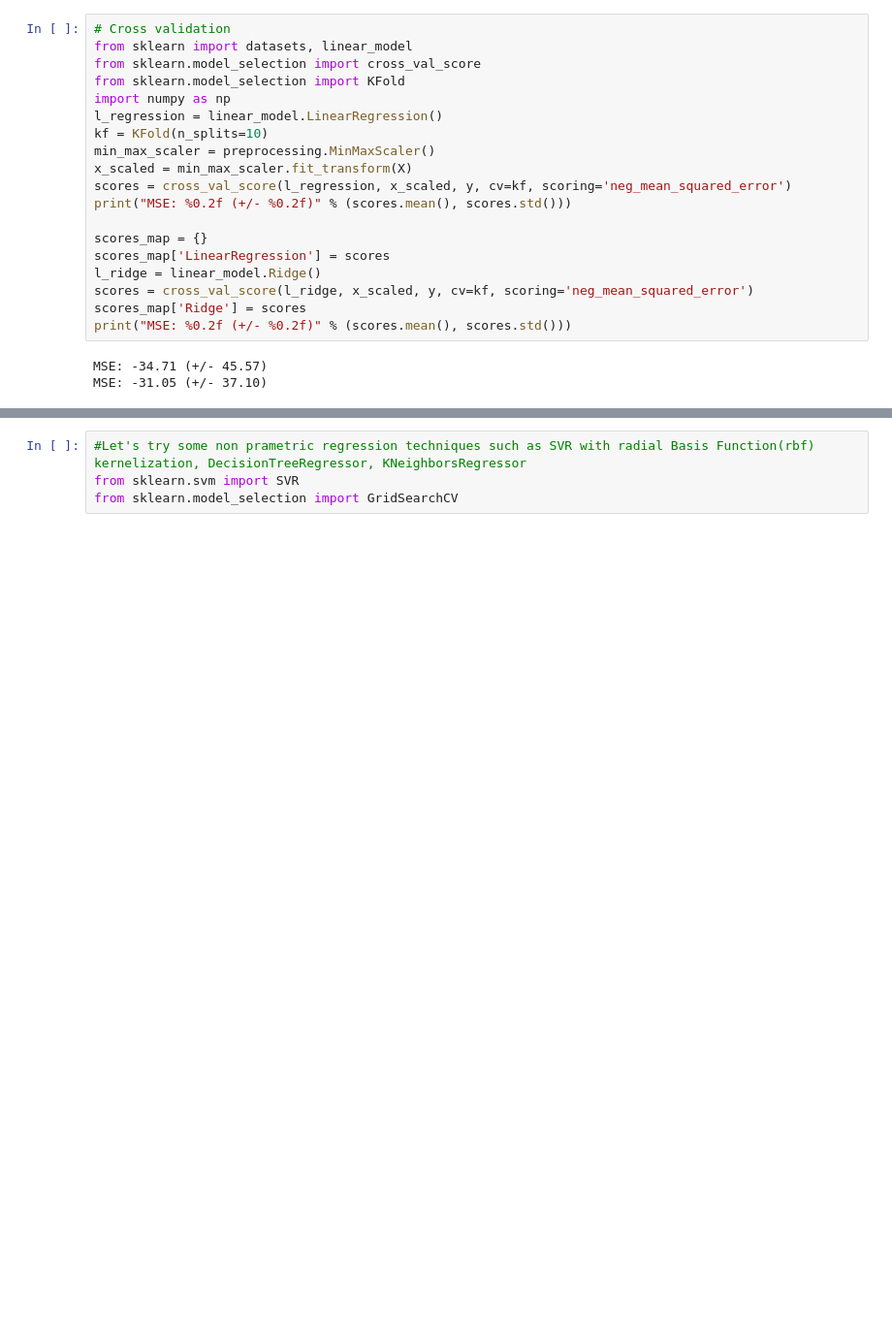
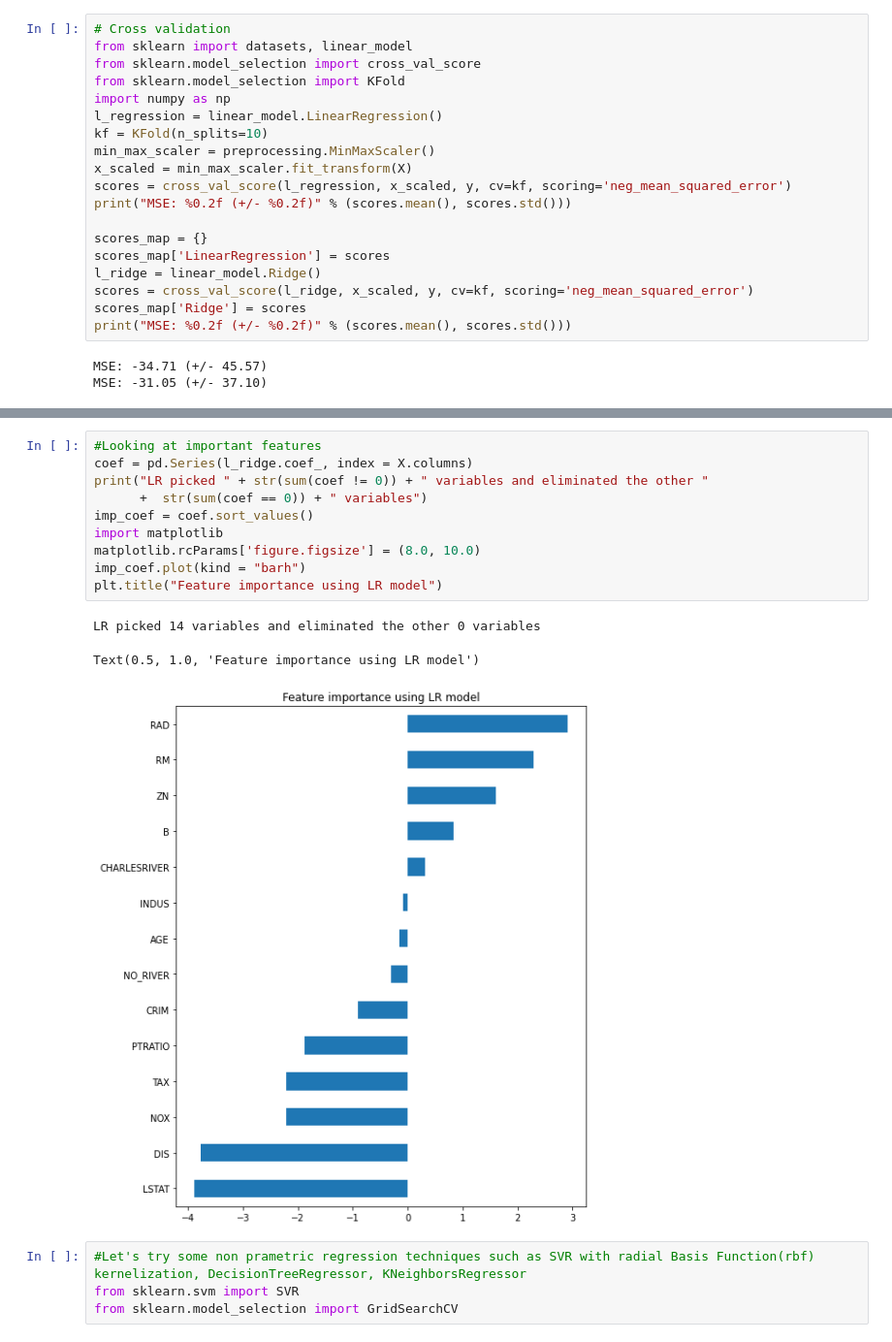
Before and after one commit to pzogcoder/Capstone-2, a Jupyter notebook: Capstone 2 final.ipynb, the cells around one changed output, grey strips where cells are left out. Shown at 97% size. Cells and saved outputs as stored; diff of their text form; blank space fills up the shorter version.

```diff
--- a/Capstone 2 final.ipynb
+++ b/Capstone 2 final.ipynb
@@ -448,3 +470,17 @@ Text(0.5, 1.0, 'Scatter plot of predicted house prices using linear regresion mo
+# %%
+#Looking at important features
+coef = pd.Series(l_ridge.coef_, index = X.columns)
+print("LR picked " + str(sum(coef != 0)) + " variables and eliminated the other "
+      +  str(sum(coef == 0)) + " variables")
+imp_coef = coef.sort_values()
+import matplotlib
+matplotlib.rcParams['figure.figsize'] = (8.0, 10.0)
+imp_coef.plot(kind = "barh")
+plt.title("Feature importance using LR model")
+# %% [output]
+LR picked 14 variables and eliminated the other 0 variables
+Text(0.5, 1.0, 'Feature importance using LR model')
+[figure, added]
 # %%
 #Let's try some non prametric regression techniques such as SVR with radial Basis Function(rbf) kernelization, DecisionTreeRegressor, KNeighborsRegressor
 from sklearn.svm import SVR
```
Also changed, not shown: parts of 10 cells of this notebook.
